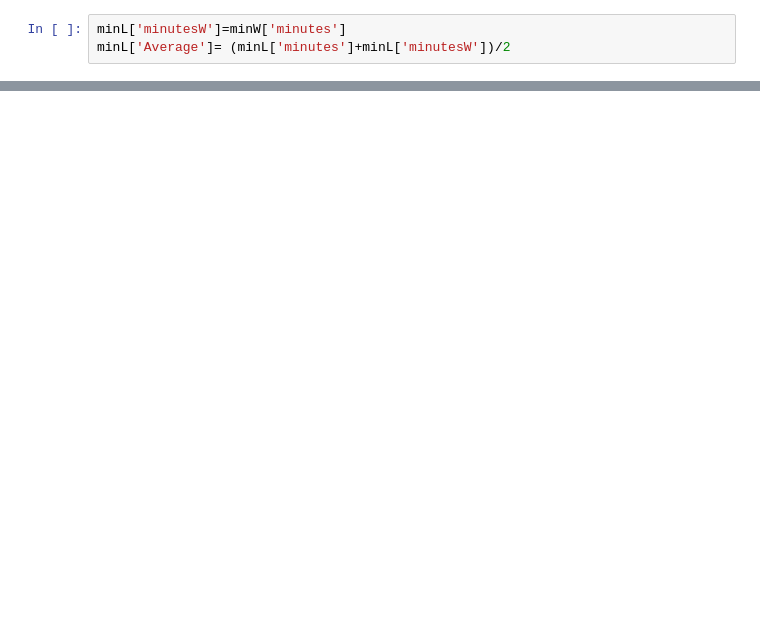
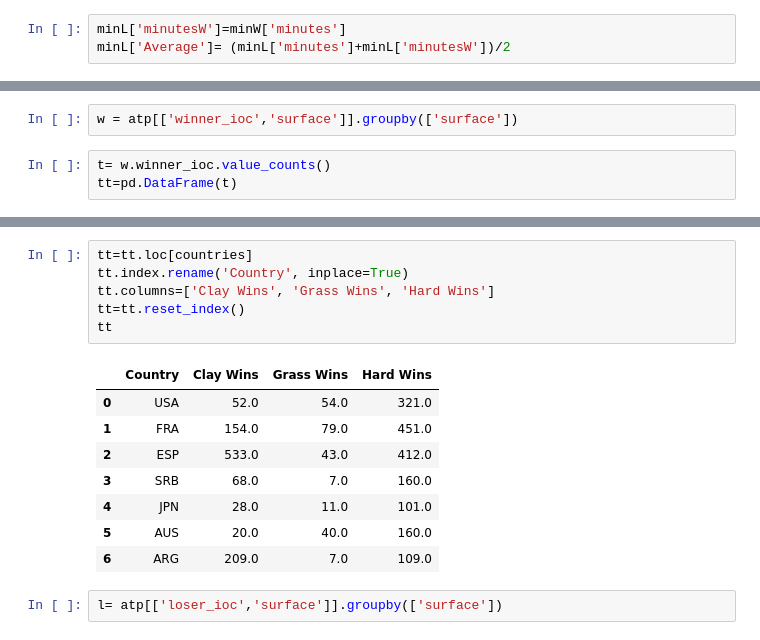
Before and after one commit to kl2695/project, a Jupyter notebook: Untitled2.ipynb, the cells around one changed output, grey strips where cells are left out. Cells and saved outputs as stored; diff of their text form; blank space fills up the shorter version.

```diff
--- a/Untitled2.ipynb
+++ b/Untitled2.ipynb
@@ -113,0 +139,5 @@ minL.plot()
+# %%
+w = atp[['winner_ioc','surface']].groupby(['surface'])
+# %%
+t= w.winner_ioc.value_counts()
+tt=pd.DataFrame(t)
@@ -113,0 +156,17 @@ minL.plot()
+# %%
+tt=tt.loc[countries]
+tt.index.rename('Country', inplace=True)
+tt.columns=['Clay Wins', 'Grass Wins', 'Hard Wins']
+tt=tt.reset_index()
+tt
+# %% [output]
+|  | Country | Clay Wins | Grass Wins | Hard Wins |
+| 0 | USA | 52.0 | 54.0 | 321.0 |
+| 1 | FRA | 154.0 | 79.0 | 451.0 |
+| 2 | ESP | 533.0 | 43.0 | 412.0 |
+| 3 | SRB | 68.0 | 7.0 | 160.0 |
+| 4 | JPN | 28.0 | 11.0 | 101.0 |
+| 5 | AUS | 20.0 | 40.0 | 160.0 |
+| 6 | ARG | 209.0 | 7.0 | 109.0 |
+# %%
+l= atp[['loser_ioc','surface']].groupby(['surface'])
```
Also changed, not shown: parts of 13 cells of this notebook.
